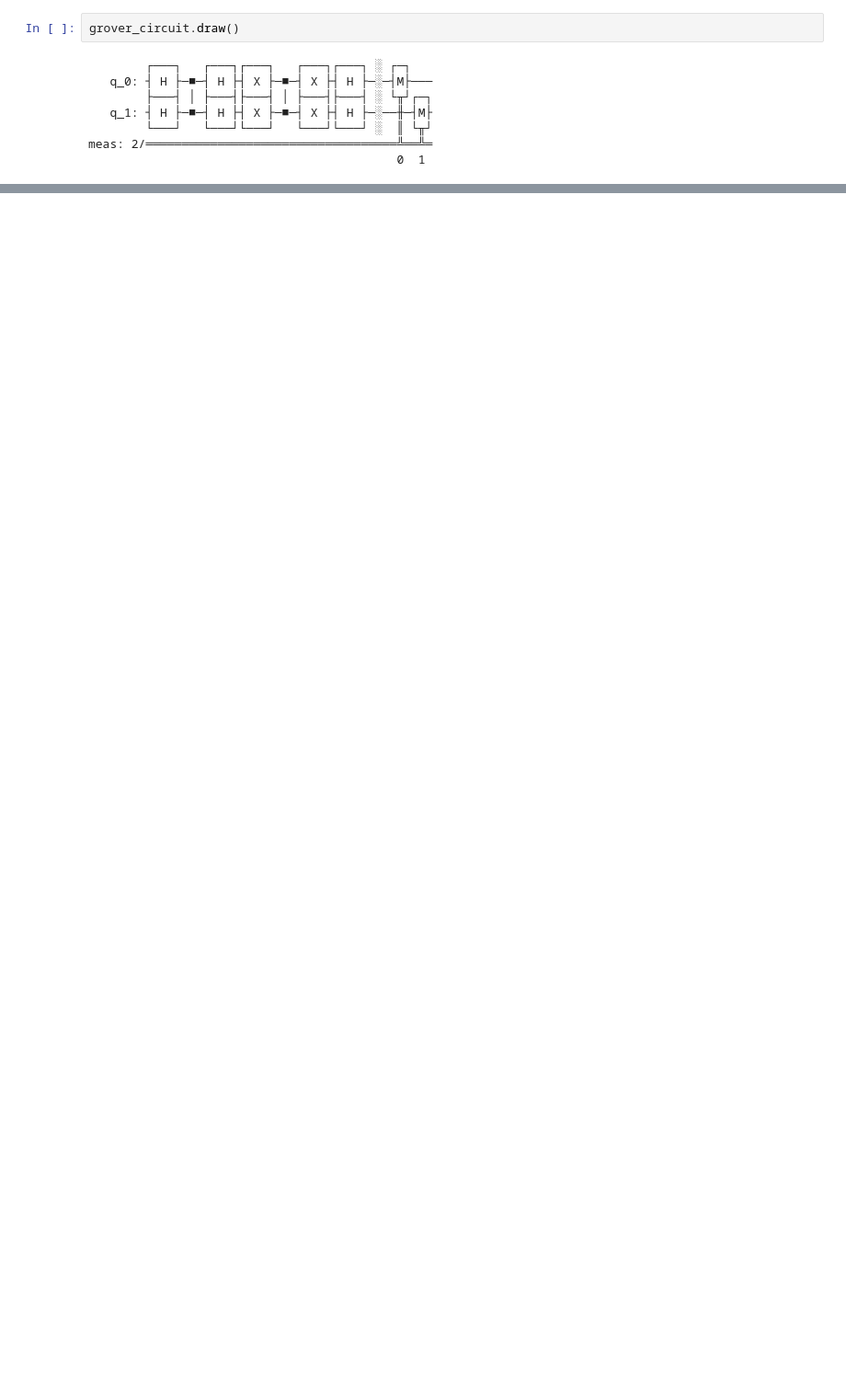
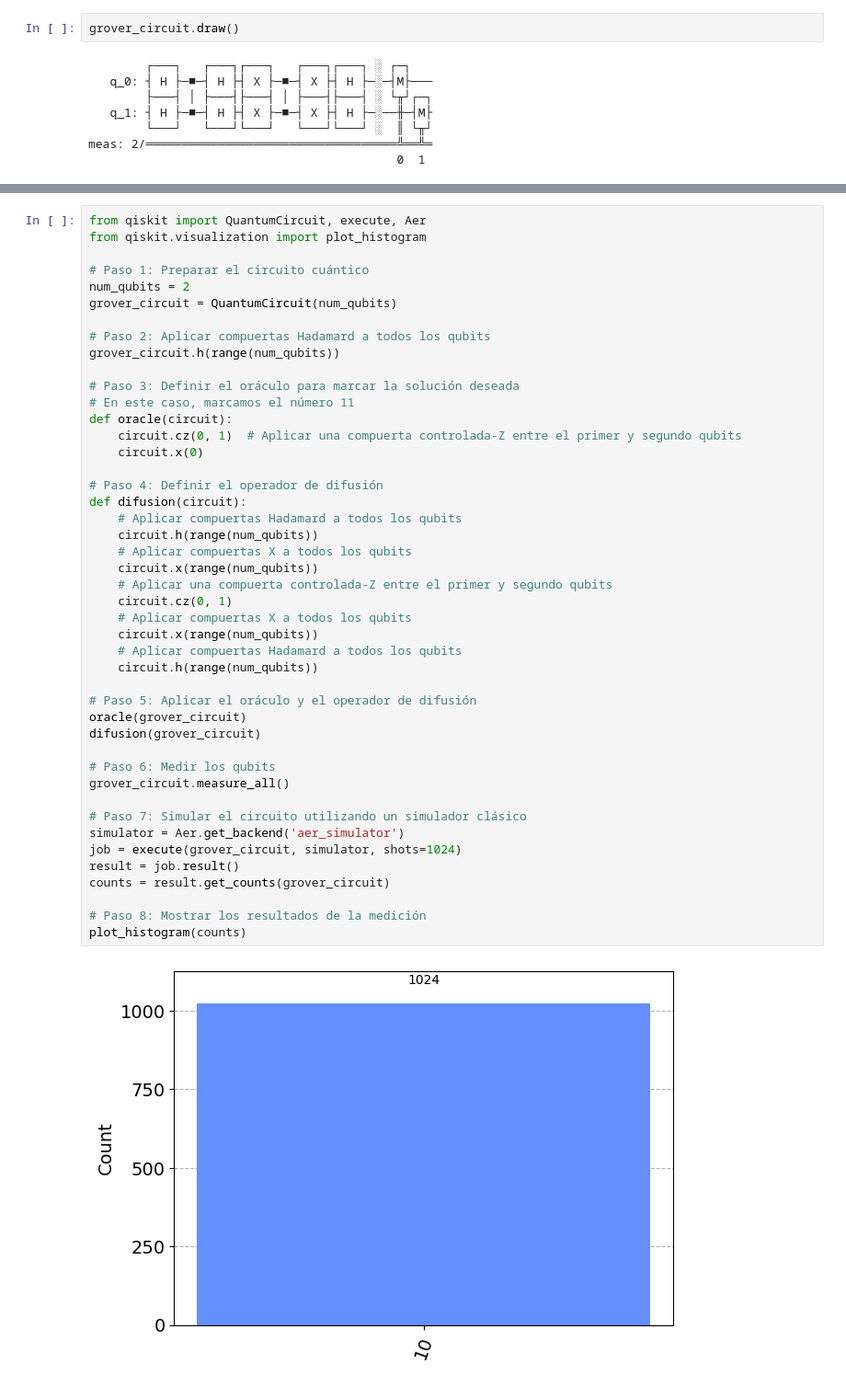
Before and after one commit to EstebanJJP/learning_qiskit, a Jupyter notebook: grover_al.ipynb, the cells around one changed output, grey strips where cells are left out. Shown at 92% size. Saved outputs shown, nothing was run; the diff lists cells and outputs as text; blank space fills up the shorter version.

Commit message:
more grover aplications

```diff
--- a/grover_al.ipynb
+++ b/grover_al.ipynb
@@ -60,0 +63,47 @@ meas: 2/════════════════════════
+# %%
+from qiskit import QuantumCircuit, execute, Aer
+from qiskit.visualization import plot_histogram
+
+# Paso 1: Preparar el circuito cuántico
+num_qubits = 2
+grover_circuit = QuantumCircuit(num_qubits)
+
+# Paso 2: Aplicar compuertas Hadamard a todos los qubits
+grover_circuit.h(range(num_qubits))
+
+# Paso 3: Definir el oráculo para marcar la solución deseada
+# En este caso, marcamos el número 11
+def oracle(circuit):
+    circuit.cz(0, 1)  # Aplicar una compuerta controlada-Z entre el primer y segundo qubits
+    circuit.x(0)
+
+# Paso 4: Definir el operador de difusión
+def difusion(circuit):
+    # Aplicar compuertas Hadamard a todos los qubits
+    circuit.h(range(num_qubits))
+    # Aplicar compuertas X a todos los qubits
+    circuit.x(range(num_qubits))
+    # Aplicar una compuerta controlada-Z entre el primer y segundo qubits
+    circuit.cz(0, 1)
+    # Aplicar compuertas X a todos los qubits
+    circuit.x(range(num_qubits))
+    # Aplicar compuertas Hadamard a todos los qubits
+    circuit.h(range(num_qubits))
+
+# Paso 5: Aplicar el oráculo y el operador de difusión
+oracle(grover_circuit)
+difusion(grover_circuit)
+
+# Paso 6: Medir los qubits
+grover_circuit.measure_all()
+
+# Paso 7: Simular el circuito utilizando un simulador clásico
+simulator = Aer.get_backend('aer_simulator')
+job = execute(grover_circuit, simulator, shots=1024)
+result = job.result()
+counts = result.get_counts(grover_circuit)
+
+# Paso 8: Mostrar los resultados de la medición
+plot_histogram(counts)
+# %% [output]
+[figure, added]
```
Also changed, not shown: parts of 9 cells of this notebook.
